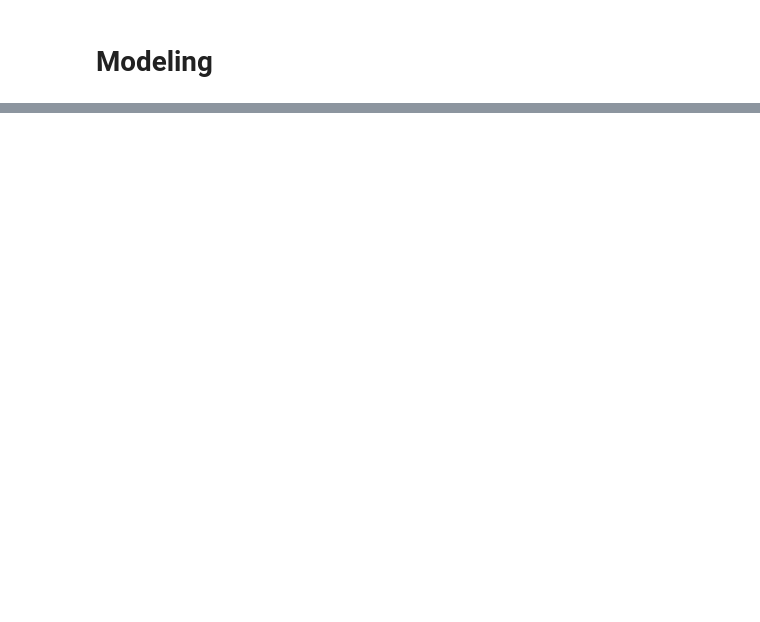
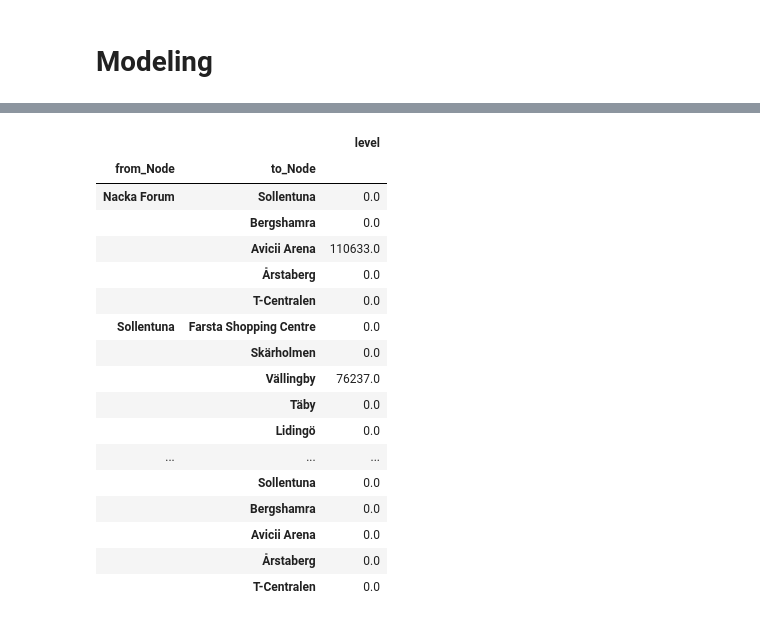
Before and after one commit to aheagel/SF2822, a Jupyter notebook: Project2A.ipynb, the cells around one changed output, grey strips where cells are left out. Drawn from its saved outputs; the diff is of its cells as text; code cells hidden in the pictures; blank space fills up the shorter version.

```diff
--- a/Project2A.ipynb
+++ b/Project2A.ipynb
@@ -145,0 +228,21 @@ Road_utilization = Variable(m, "road", domain=[Nodes, Nodes_], description="Road
+# %%
+df_out.groupby(["from_Node", "to_Node"])['level'].sum().to_frame().tail(60)
+# %% [output]
+|  |  | level |
+| from_Node | to_Node |  |
+| Nacka Forum | Sollentuna | 0.0 |
+|  | Bergshamra | 0.0 |
+|  | Avicii Arena | 110633.0 |
+|  | Årstaberg | 0.0 |
+|  | T-Centralen | 0.0 |
+| Sollentuna | Farsta Shopping Centre | 0.0 |
+|  | Skärholmen | 0.0 |
+|  | Vällingby | 76237.0 |
+|  | Täby | 0.0 |
+|  | Lidingö | 0.0 |
+| ... | ... | ... |
+|  | Sollentuna | 0.0 |
+|  | Bergshamra | 0.0 |
+|  | Avicii Arena | 0.0 |
+|  | Årstaberg | 0.0 |
+|  | T-Centralen | 0.0 |
```
Also changed, not shown: parts of 18 cells of this notebook, 2 other files.
